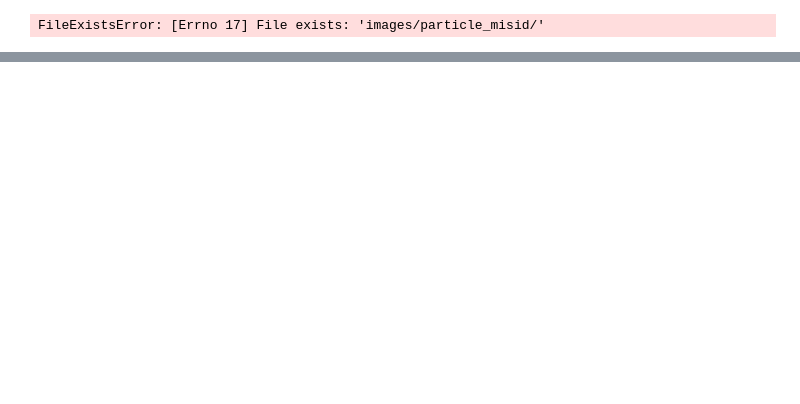
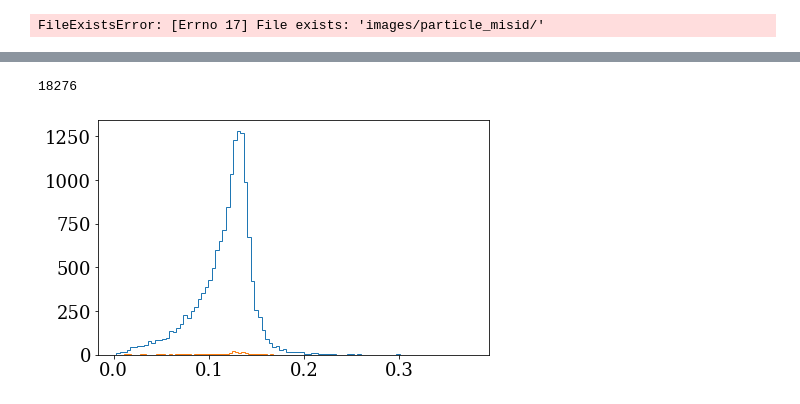
Before and after one commit to smoranvas/di-hadron, a Jupyter notebook: ParticleMisidentification.ipynb, the cells around one changed output, grey strips where cells are left out. Cells and saved outputs as stored; diff of their text form; code cells hidden in the pictures; blank space fills up the shorter version.

```diff
--- a/ParticleMisidentification.ipynb
+++ b/ParticleMisidentification.ipynb
@@ -283,0 +274,10 @@ plt.show()
+# %%
+for df in dfs_mc['Pb_2pi'].query('h2_Betta>0'),:
+    plt.hist(df.eval('h2_mass_TOF'),bins=100,histtype='step')
+    plt.hist(df.query('abs(h2_truth_pid)!=211').eval('h2_mass_TOF'),
+            bins=100,histtype='step')
+    print(len(df))
+#plt.gca().set_yscale('log')
+# %% [output]
+18276
+[figure, added]
```
Also changed, not shown: parts of 18 cells of this notebook.
